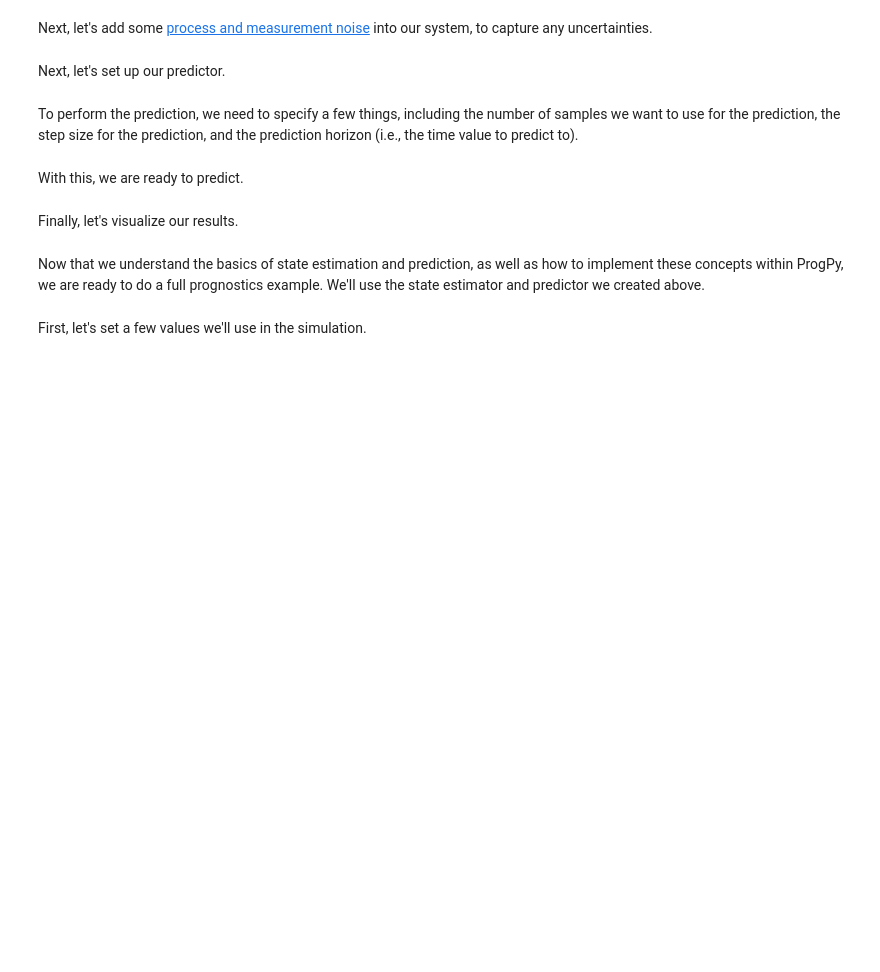
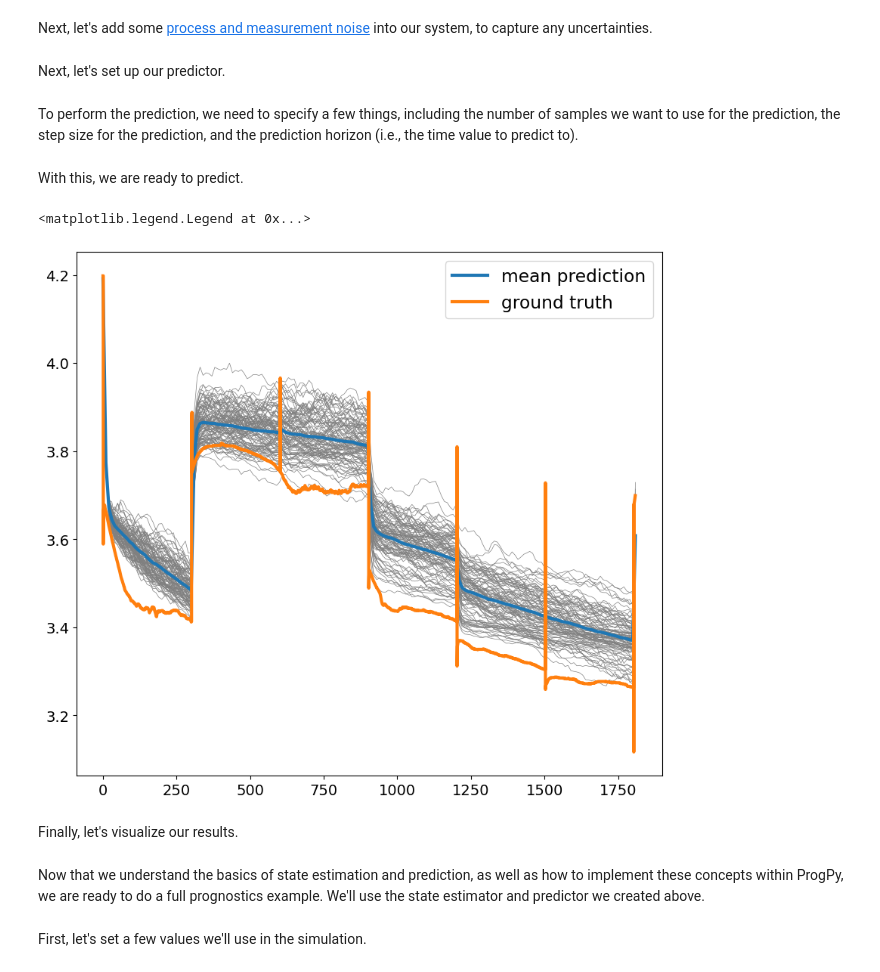
Before and after one commit to nasa/progpy, a Jupyter notebook: examples/2024PHMTutorial.ipynb, the cells around one changed output. Drawn from its saved outputs; the diff is of its cells as text; code cells hidden in the pictures; blank space fills up the shorter version.

```diff
--- a/examples/2024PHMTutorial.ipynb
+++ b/examples/2024PHMTutorial.ipynb
@@ -296,10 +367,27 @@ To perform the prediction, we need to specify a few things, including the number
 # %%
 NUM_SAMPLES = 100
 STEP_SIZE = 1
-PREDICTION_HORIZON = 3200
+PREDICTION_HORIZON = random_walk_dataset['absoluteTime'].iloc[-1]
 # %% [markdown]
 With this, we are ready to predict.
+# %%
+times_rw = random_walk_dataset['absoluteTime']
+outputs_rw = [{'v': elem[1]['voltage']} for elem in random_walk_dataset.iterrows()]
+# %%
+import numpy as np
+def future_load_rw(t, x=None):
+    current = np.interp(t, times_rw, random_walk_dataset['current'])
+    return {'i': current}
 # %%
-mc_results = mc.predict(initial_state, future_loading_eqn=future_loading, n_samples=NUM_SAMPLES, dt=STEP_SIZE, horizon = PREDICTION_HORIZON)
+mc_results = mc.predict(initial_state, future_loading_eqn=future_load_rw, n_samples=NUM_SAMPLES, dt=STEP_SIZE, save_freq = 10, horizon=PREDICTION_HORIZON)
+# %%
+for z in mc_results.outputs:
+    plt.plot(mc_results.times, [z_i['v'] for z_i in z], 'grey', linewidth=0.5)
+fig = plt.plot(mc_results.times, [z['v'] for z in mc_results.outputs.mean], label='mean prediction')
+fig = plt.plot(random_walk_dataset['absoluteTime'], random_walk_dataset['voltage'], label='ground truth')
+plt.legend()
+# %% [output]
+<matplotlib.legend.Legend at 0x...>
+[figure, added]
 # %% [markdown]
 Finally, let's visualize our results.
```
Also changed, not shown: parts of 46 cells of this notebook.
